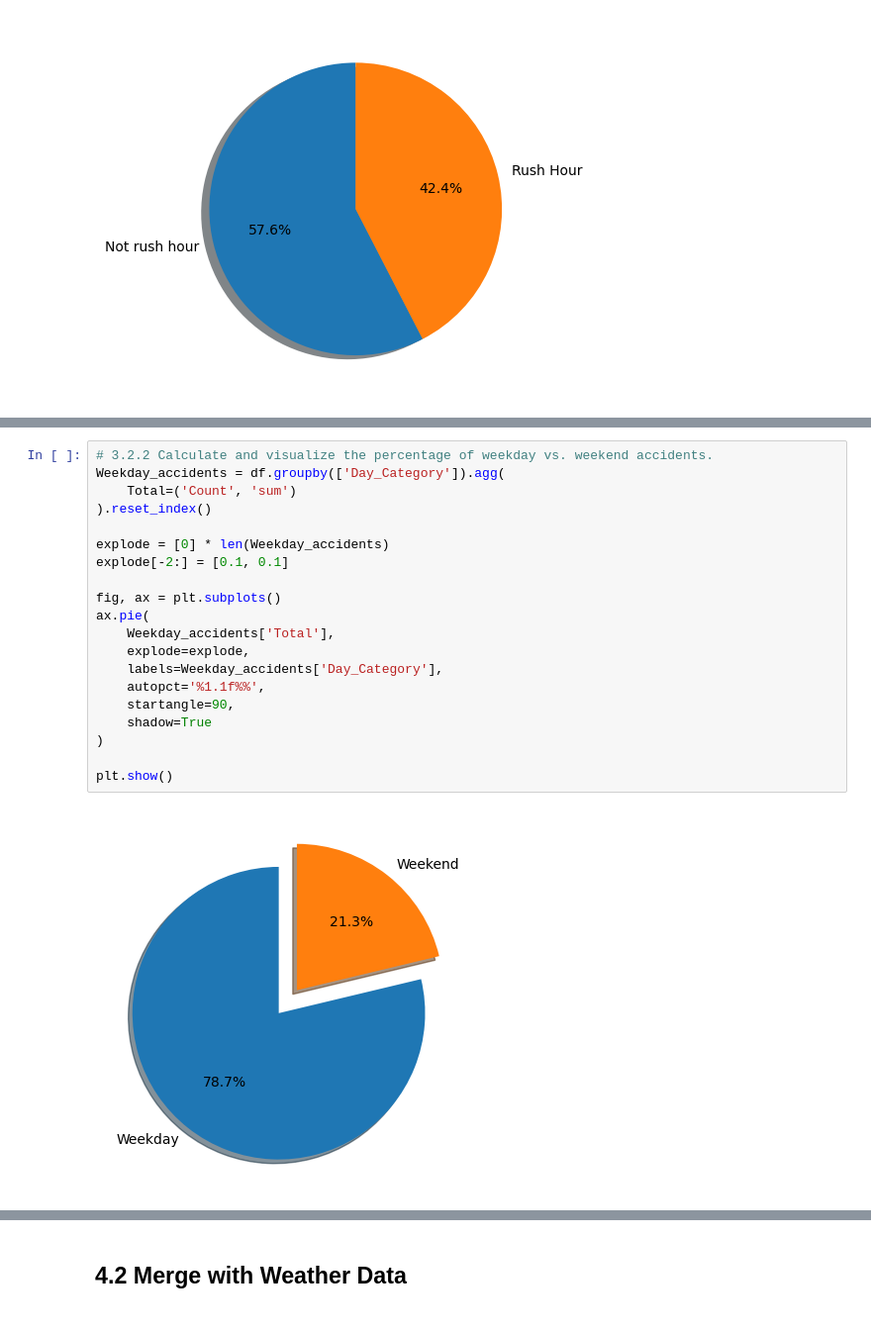
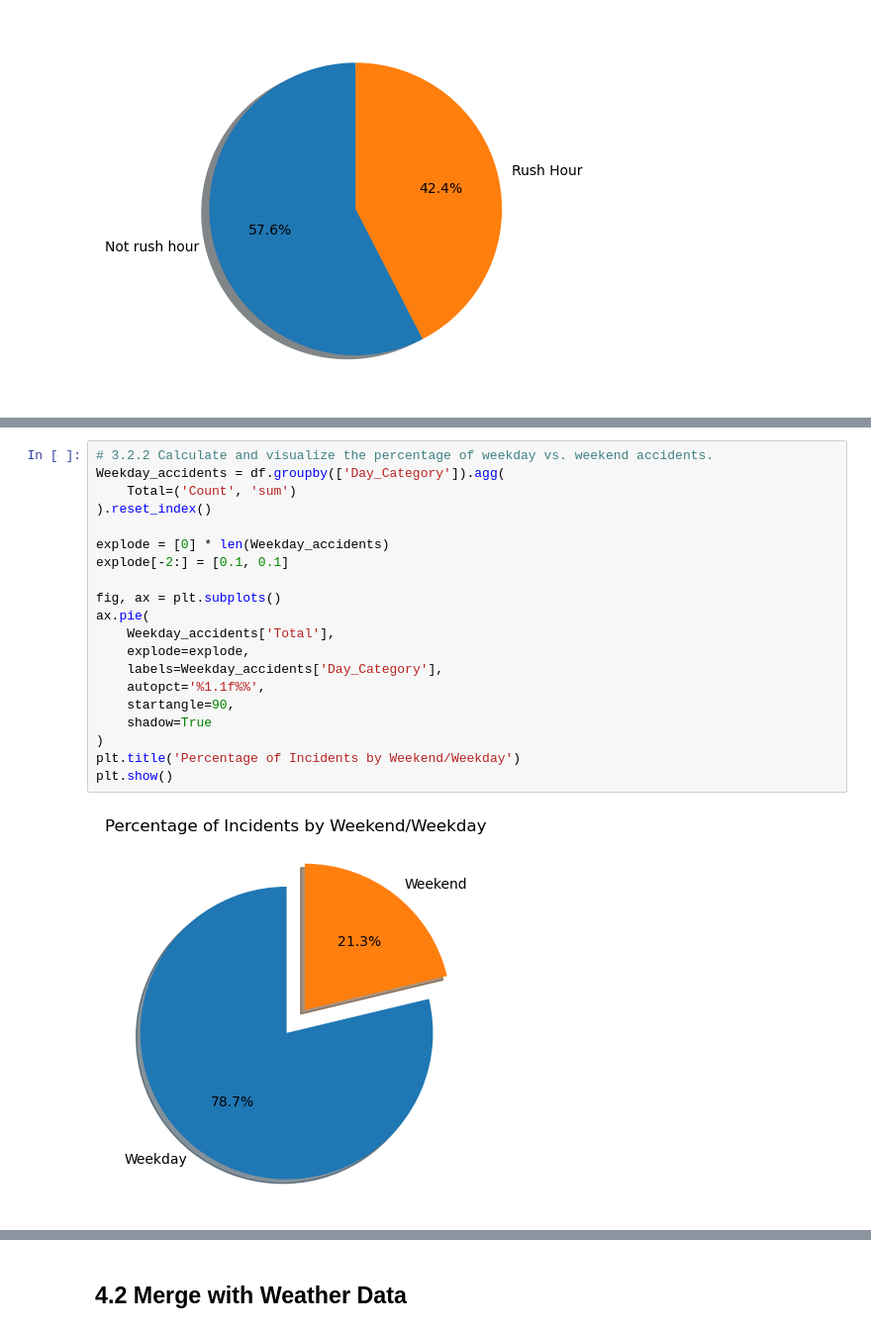
Before and after one commit to aliUofCafkhami/601-Project, a Jupyter notebook: Project 601.ipynb, the cells around one changed output, grey strips where cells are left out. Shown at 99% size. Saved outputs shown, nothing was run; the diff lists cells and outputs as text.

```diff
--- a/Project 601.ipynb
+++ b/Project 601.ipynb
@@ -483,24 +489,24 @@ plt.show()
 # %%
 # 3.2.2 Calculate and visualize the percentage of weekday vs. weekend accidents.
 Weekday_accidents = df.groupby(['Day_Category']).agg(
     Total=('Count', 'sum')
 ).reset_index()
 
 explode = [0] * len(Weekday_accidents)
 explode[-2:] = [0.1, 0.1]
 
 fig, ax = plt.subplots()
 ax.pie(
     Weekday_accidents['Total'],
     explode=explode,
     labels=Weekday_accidents['Day_Category'],
     autopct='%1.1f%%',
     startangle=90,
     shadow=True
 )
-
+plt.title('Percentage of Incidents by Weekend/Weekday')
 plt.show()
 # %% [output]
-[figure, old version]
+[figure, new version]
 # %% [markdown]
 ## 3.3 Time-Based Visualizations (Month)
```
Also changed, not shown: parts of 35 cells of this notebook.
